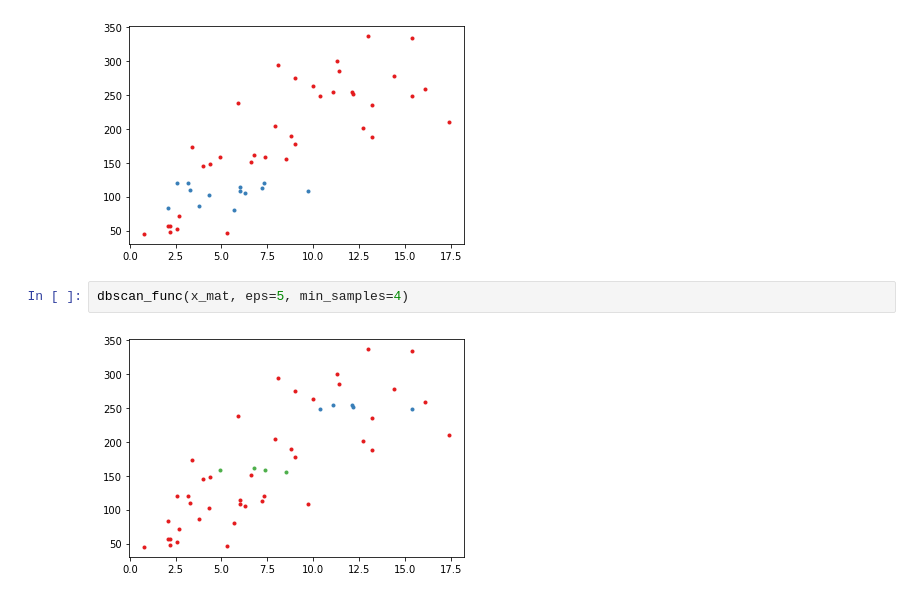
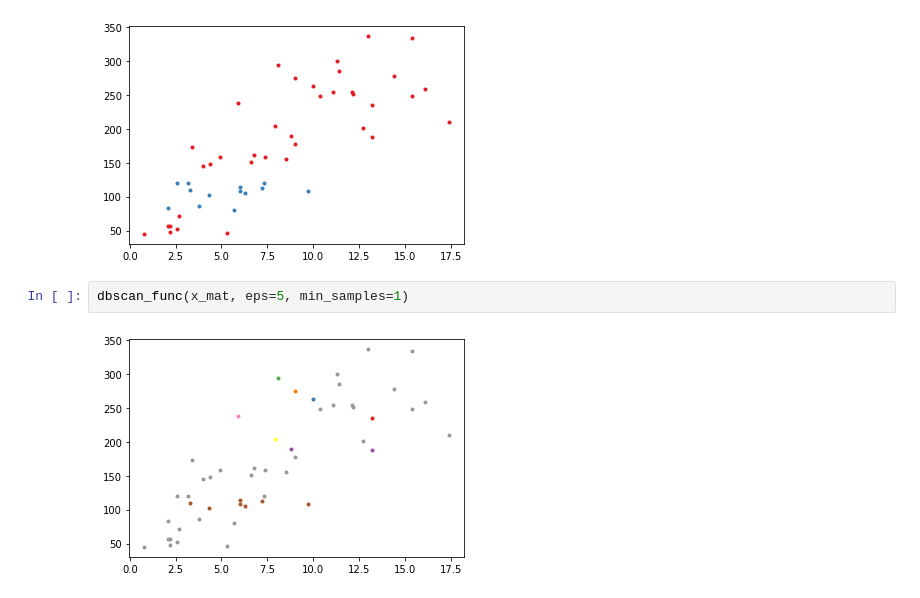
Before and after one commit to jw9603/machine_learning, a Jupyter notebook: Clustering.ipynb, the cells around one changed output. Saved outputs shown, nothing was run; the diff lists cells and outputs as text.

```diff
--- a/Clustering.ipynb
+++ b/Clustering.ipynb
@@ -172,6 +174,6 @@ dbscan_func(x_mat, eps=25, min_samples=10)
 # %% [output]
 [figure]
 # %%
-dbscan_func(x_mat, eps=5, min_samples=4)
+dbscan_func(x_mat, eps=5, min_samples=1)
 # %% [output]
-[figure, old version]
+[figure, new version]
```
Also changed, not shown: parts of 4 cells of this notebook.
